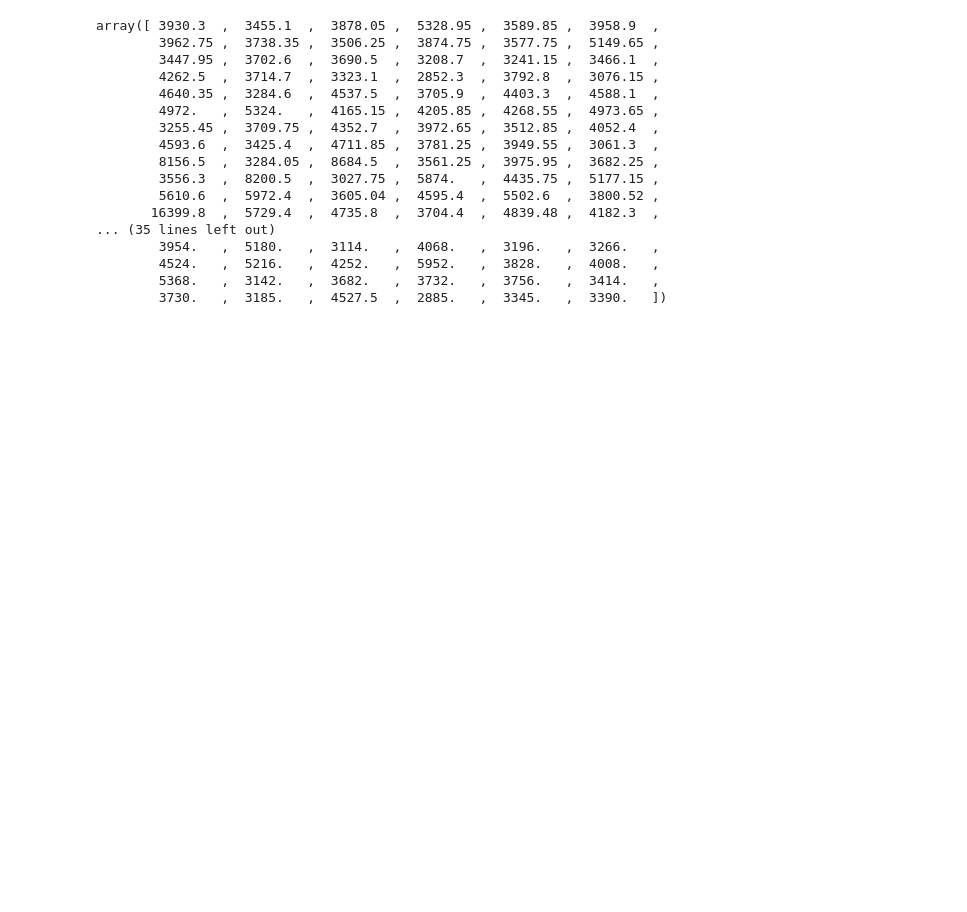
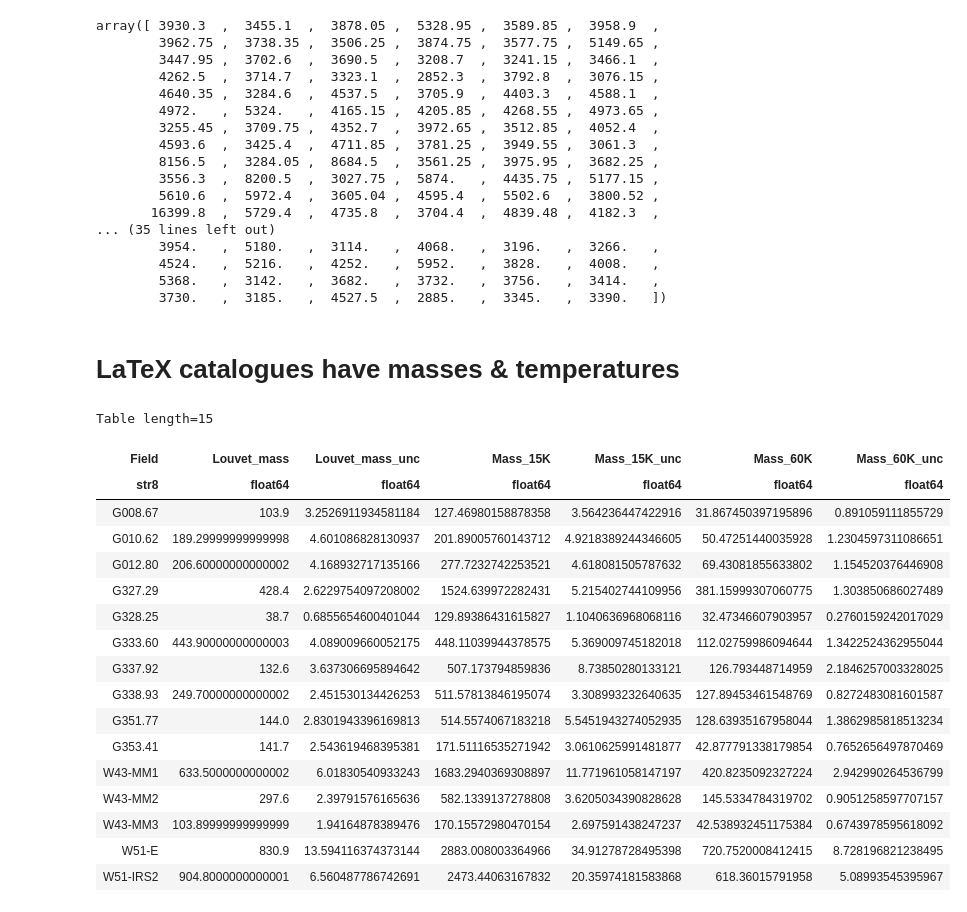
Before and after one commit to ALMA-IMF/notebooks, a Jupyter notebook: CatalogFluxHistogram.ipynb, the cells around one changed output. Cells and saved outputs as stored; diff of their text form; code cells hidden in the pictures; blank space fills up the shorter version.

```diff
--- a/CatalogFluxHistogram.ipynb
+++ b/CatalogFluxHistogram.ipynb
@@ -261,3 +261,26 @@ array([ 3930.3  ,  3455.1  ,  3878.05 ,  5328.95 ,  3589.85 ,  3958.9  ,
         4524.   ,  5216.   ,  4252.   ,  5952.   ,  3828.   ,  4008.   ,
         5368.   ,  3142.   ,  3682.   ,  3732.   ,  3756.   ,  3414.   ,
         3730.   ,  3185.   ,  4527.5  ,  2885.   ,  3345.   ,  3390.   ])
+# %% [markdown]
+# LaTeX catalogues have masses & temperatures
+# %%
+Table.read('/orange/adamginsburg/atowner/ALMA_IMF/sio_outflows/jvm_contsub/sio/core_catalogs/field_core_masses.ecsv')
+# %% [output]
+Table length=15
+| Field | Louvet_mass | Louvet_mass_unc | Mass_15K | Mass_15K_unc | Mass_60K | Mass_60K_unc |
+| str8 | float64 | float64 | float64 | float64 | float64 | float64 |
+| G008.67 | 103.9 | 3.2526911934581184 | 127.46980158878358 | 3.564236447422916 | 31.867450397195896 | 0.891059111855729 |
+| G010.62 | 189.29999999999998 | 4.601086828130937 | 201.89005760143712 | 4.9218389244346605 | 50.47251440035928 | 1.2304597311086651 |
+| G012.80 | 206.60000000000002 | 4.168932717135166 | 277.7232742253521 | 4.618081505787632 | 69.43081855633802 | 1.154520376446908 |
+| G327.29 | 428.4 | 2.6229754097208002 | 1524.639972282431 | 5.215402744109956 | 381.15999307060775 | 1.303850686027489 |
+| G328.25 | 38.7 | 0.6855654600401044 | 129.89386431615827 | 1.1040636968068116 | 32.47346607903957 | 0.2760159242017029 |
+| G333.60 | 443.90000000000003 | 4.089009660052175 | 448.11039944378575 | 5.369009745182018 | 112.02759986094644 | 1.3422524362955044 |
+| G337.92 | 132.6 | 3.637306695894642 | 507.173794859836 | 8.73850280133121 | 126.793448714959 | 2.1846257003328025 |
+| G338.93 | 249.70000000000002 | 2.451530134426253 | 511.57813846195074 | 3.308993232640635 | 127.89453461548769 | 0.8272483081601587 |
+| G351.77 | 144.0 | 2.8301943396169813 | 514.5574067183218 | 5.5451943274052935 | 128.63935167958044 | 1.3862985818513234 |
+| G353.41 | 141.7 | 2.543619468395381 | 171.51116535271942 | 3.0610625991481877 | 42.877791338179854 | 0.7652656497870469 |
+| W43-MM1 | 633.5000000000002 | 6.01830540933243 | 1683.2940369308897 | 11.771961058147197 | 420.8235092327224 | 2.942990264536799 |
+| W43-MM2 | 297.6 | 2.39791576165636 | 582.1339137278808 | 3.6205034390828628 | 145.5334784319702 | 0.9051258597707157 |
+| W43-MM3 | 103.89999999999999 | 1.94164878389476 | 170.15572980470154 | 2.697591438247237 | 42.538932451175384 | 0.6743978595618092 |
+| W51-E | 830.9 | 13.594116374373144 | 2883.008003364966 | 34.91278728495398 | 720.7520008412415 | 8.728196821238495 |
+| W51-IRS2 | 904.8000000000001 | 6.560487786742691 | 2473.44063167832 | 20.35974181583868 | 618.36015791958 | 5.08993545395967 |
```
Also changed, not shown: parts of 13 cells of this notebook.
